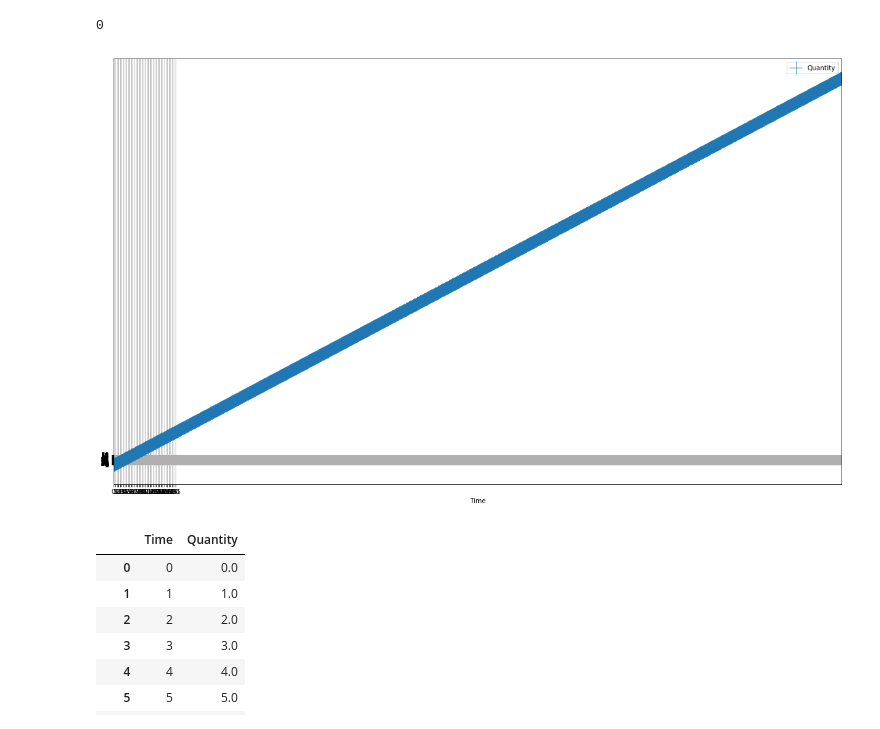
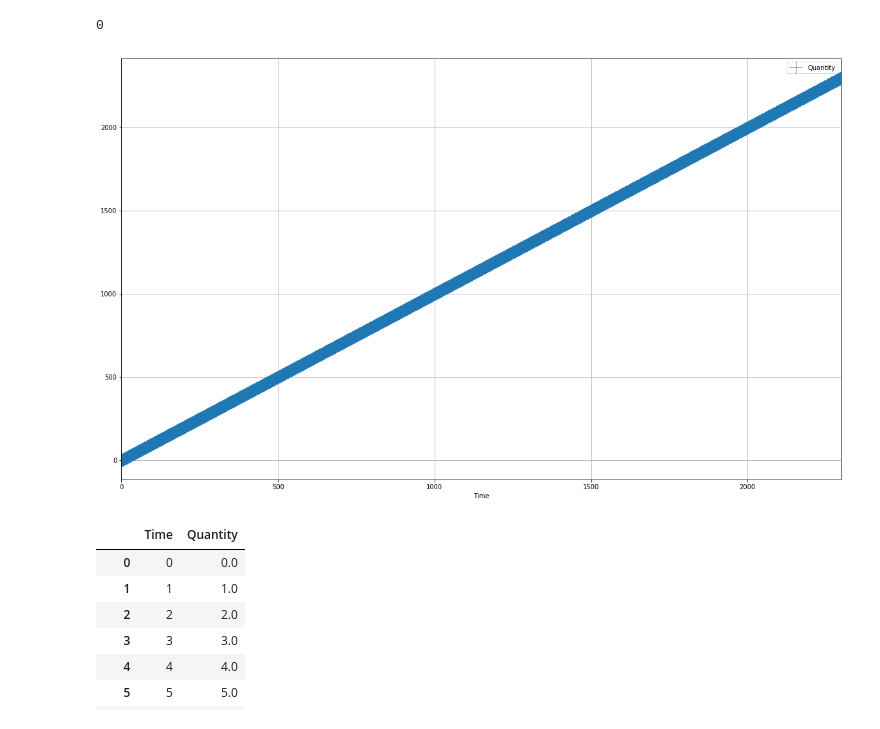
Before and after one commit to bam241/cvt_eg23, a Jupyter notebook: deployment optim.ipynb, the cells around one changed output. Cells and saved outputs as stored; diff of their text form; code cells hidden in the pictures.

```diff
--- a/deployment optim.ipynb
+++ b/deployment optim.ipynb
@@ -242,23 +243,23 @@ df3 = tm.inventories(ev, facilities=fac)
 # %%
 df3_y_m = df3
 df3_y_m['Quantity'] = df3
 ax = df3_y_m.plot('Time','Quantity',linestyle='', marker='+', markersize='20' ,figsize = (20,12))
 # Major ticks every 20, minor ticks every 5
-import numpy as np
-major_y_ticks = np.arange(0, 60, 1)
+#import numpy as np
+#major_y_ticks = np.arange(0, 60, 1)
 
-ax.set_yticks(major_y_ticks)
-major_x_ticks = np.arange(0, 200, 5)
-ax.set_xticks(major_x_ticks)
+#ax.set_yticks(major_y_ticks)
+#major_x_ticks = np.arange(0, 200, 5)
+#ax.set_xticks(major_x_ticks)
 
 
 
 # And a corresponding grid
 ax.grid(which='both')
 
 plt.show()
 # %% [output]
-[figure, old version]
+[figure, new version]
 # %%
 df3
 # %% [output]
```
Also changed, not shown: parts of 10 cells of this notebook, 3 other files.
